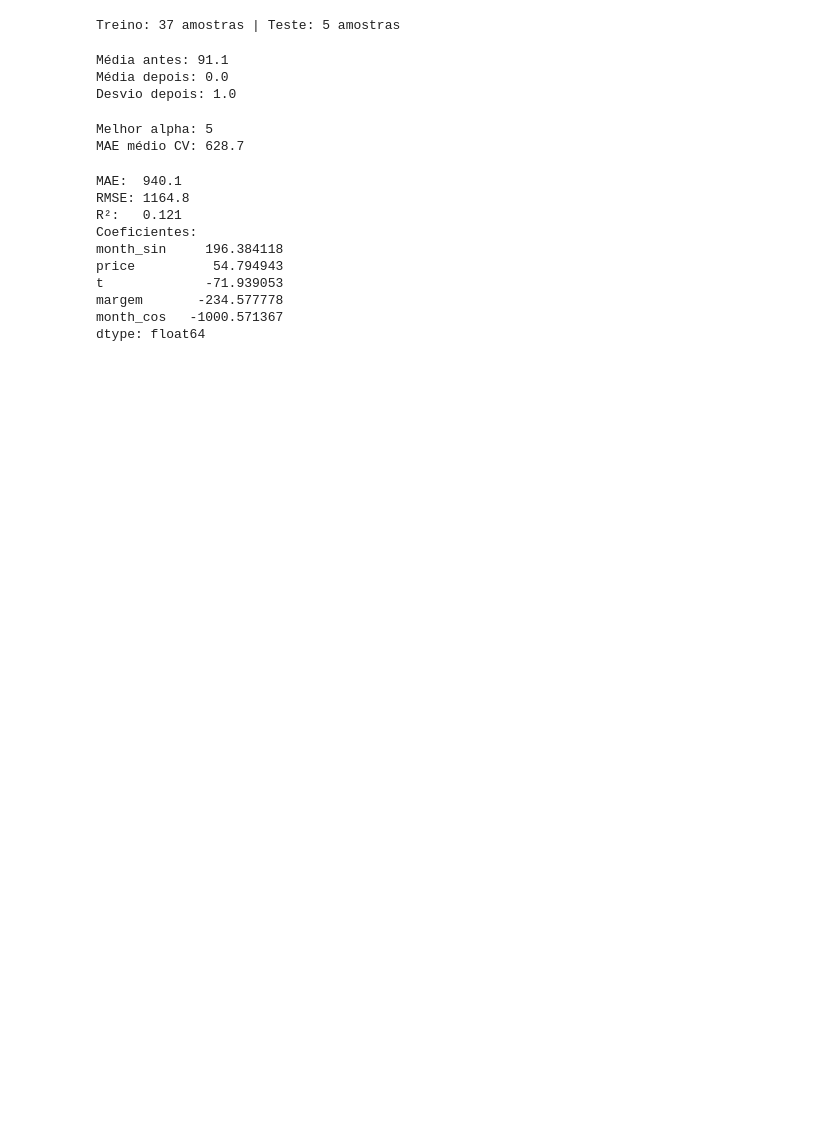
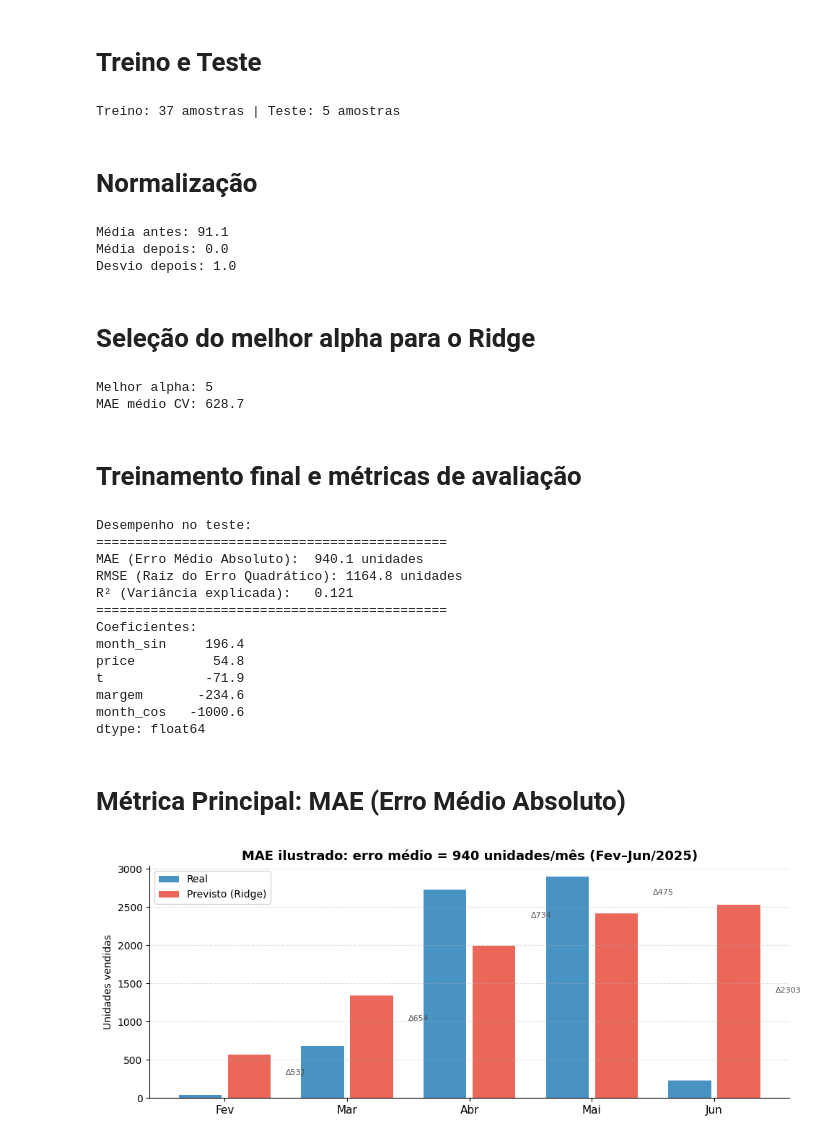
Before and after one commit to Gabriel-Colling/Processo_Seletivo-Aidron, a Jupyter notebook: predicao_teste.ipynb, the cells around one changed output. Cells and saved outputs as stored; diff of their text form; code cells hidden in the pictures; blank space fills up the shorter version.

```diff
--- a/predicao_teste.ipynb
+++ b/predicao_teste.ipynb
@@ -36,3 +91,5 @@ print(df[['period','month_sin','month_cos','t']].head(3))
+# %% [markdown]
+# Treino e Teste
 # %%
 
 features = [
@@ -57,6 +115,8 @@ y_test  = y.iloc[-n_test:]
 print(f"Treino: {len(X_train)} amostras | Teste: {len(X_test)} amostras")
 # %% [output]
 Treino: 37 amostras | Teste: 5 amostras
+# %% [markdown]
+# Normalização
 # %%
 # criar scaler
 scaler = StandardScaler()
@@ -76,6 +136,8 @@ print("Desvio depois:", X_train_sc[:, 0].std().round(4)) # ≈ 1.0
 Média antes: 91.1
 Média depois: 0.0
 Desvio depois: 1.0
+# %% [markdown]
+# Seleção do melhor alpha para o Ridge
 # %%
 alphas = [0.01, 0.1, 1, 5, 10, 50, 100, 200, 500, 1000] # lista de alphas para teste
 
@@ -99,6 +161,8 @@ print(f"MAE médio CV: {-grid.best_score_:.1f}")
 # %% [output]
 Melhor alpha: 5
 MAE médio CV: 628.7
+# %% [markdown]
+# Treinamento final e métricas de avaliação
 # %%
 # Treinar com o melhor alpha
 model = Ridge(alpha=best_alpha)
@@ -110,27 +174,58 @@ pred = model.predict(X_test_sc)
 # Garantir que não haja vendas negativas
 pred = np.maximum(pred, 0)
 
-# Calcular métricas
+# Calcular métricas de avaliação
 mae  = mean_absolute_error(y_test, pred)
 rmse = np.sqrt(mean_squared_error(y_test, pred))
 r2   = r2_score(y_test, pred)
 
-print(f"MAE:  {mae:.1f}")   # erro médio absoluto
-print(f"RMSE: {rmse:.1f}")  # raiz do erro quadrático
-print(f"R²:   {r2:.3f}")   # proporção da variância explicada
+print("Desempenho no teste: ")
+print("="*45)
+print(f"MAE (Erro Médio Absoluto):  {mae:.1f} unidades")   # erro médio absoluto
+print(f"RMSE (Raiz do Erro Quadrático): {rmse:.1f} unidades")  # raiz do erro quadrático
+print(f"R² (Variância explicada):   {r2:.3f}")   # proporção da variância explicada
+print("="*45)
 
 # Ver o peso de cada feature
 coefs = pd.Series(model.coef_, index=features)
 print("Coeficientes:")
-print(coefs.sort_values(ascending=False))
+print(coefs.round(1).sort_values(ascending=False))
 # %% [output]
-MAE:  940.1
-RMSE: 1164.8
-R²:   0.121
+Desempenho no teste:
+=============================================
+MAE (Erro Médio Absoluto):  940.1 unidades
+RMSE (Raiz do Erro Quadrático): 1164.8 unidades
+R² (Variância explicada):   0.121
+=============================================
 Coeficientes:
-month_sin     196.384118
-price          54.794943
-t             -71.939053
-margem       -234.577778
-month_cos   -1000.571367
+month_sin     196.4
+price          54.8
+t             -71.9
+margem       -234.6
+month_cos   -1000.6
 dtype: float64
+# %% [markdown]
+# Métrica Principal: MAE (Erro Médio Absoluto)
+# %%
+# Visualização: MAE ilustrado
+meses_labels_teste = ['Fev','Mar','Abr','Mai','Jun']
+x_vals = np.arange(5)
+
+fig, ax = plt.subplots(figsize=(10, 4))
+ax.bar(x_vals - 0.2, y_test.values, width=0.35, color='#2980B9', label='Real', alpha=0.85)
+ax.bar(x_vals + 0.2, pred, width=0.35, color='#E74C3C', label='Previsto (Ridge)', alpha=0.85)
+for i in x_vals:
+    erro = abs(y_test.values[i] - pred[i])
+    ax.text(i + 0.5, (y_test.values[i] + pred[i])/2, f'Δ{int(erro)}', fontsize=8, color='#555555')
+ax.set_xticks(x_vals)
+ax.set_xticklabels(meses_labels_teste, fontsize=11)
+ax.set_title(f'MAE ilustrado: erro médio = {mae:.0f} unidades/mês (Fev–Jun/2025)', fontsize=13, fontweight='bold')
+ax.legend(fontsize=10)
+ax.set_ylabel('Unidades vendidas')
+ax.spines['top'].set_visible(False)
+ax.spines['right'].set_visible(False)
+ax.grid(axis='y', linestyle='--', alpha=0.4)
+plt.tight_layout()
+plt.show()
+# %% [output]
+[figure, added]
```
Also changed, not shown: parts of 18 cells of this notebook, 1 other file.
